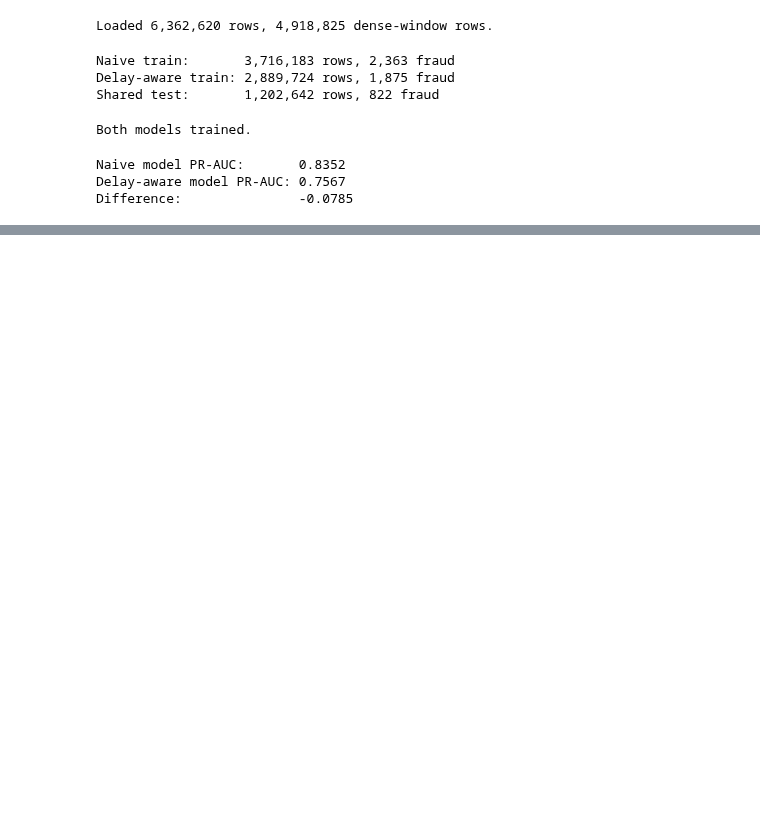
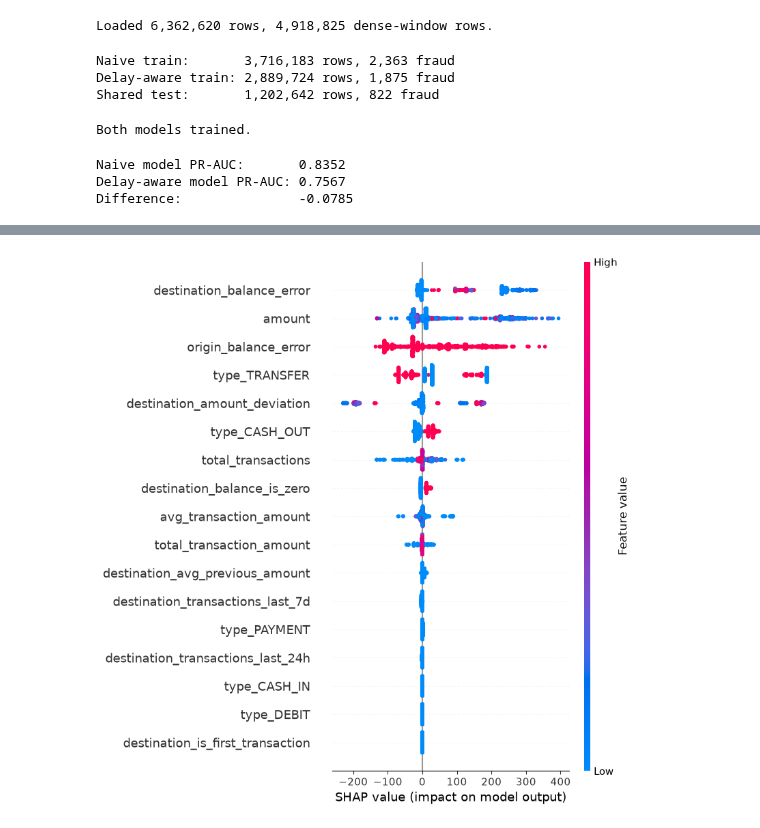
Before and after one commit to anushka-saini/Cost-Aware-Fraud-Detection-with-Delay-Aware-Decisioning, a Jupyter notebook: notebooks/03_delay_aware_validation.ipynb, the cells around one changed output, grey strips where cells are left out. Saved outputs shown, nothing was run; the diff lists cells and outputs as text; code cells hidden in the pictures; blank space fills up the shorter version.

```diff
--- a/notebooks/03_delay_aware_validation.ipynb
+++ b/notebooks/03_delay_aware_validation.ipynb
@@ -93,0 +97,9 @@ Difference:               -0.0785
+# %%
+# Re-defined with matched 7-day windows
+X_naive, y_naive = get_dense_period([7, 8, 9, 10, 11, 12, 13])
+X_delay, y_delay = get_dense_period([5, 6, 7, 8, 9, 10, 11])
+X_test_delay, y_test_delay = get_dense_period([14, 15, 16])
+
+print(f"Naive train:       {len(X_naive):,} rows, {y_naive.sum():,} fraud")
+print(f"Delay-aware train: {len(X_delay):,} rows, {y_delay.sum():,} fraud")
+print(f"Shared test:       {len(X_test_delay):,} rows, {y_test_delay.sum():,} fraud")
@@ -93,0 +404,12 @@ Difference:               -0.0785
+# %%
+# Get all fraud rows specifically, not a random sample
+fraud_idx = y_test_delay[y_test_delay == 1].index
+X_shap_fraud = X_test_delay.loc[fraud_idx]
+
+shap_values_fraud_only = explainer.shap_values(X_shap_fraud)
+if isinstance(shap_values_fraud_only, list):
+    shap_values_fraud_only = shap_values_fraud_only[1]
+
+shap.summary_plot(shap_values_fraud_only, X_shap_fraud, show=True)
+# %% [output]
+[figure, added]
```
Also changed, not shown: parts of 44 cells of this notebook, 1 other file.
